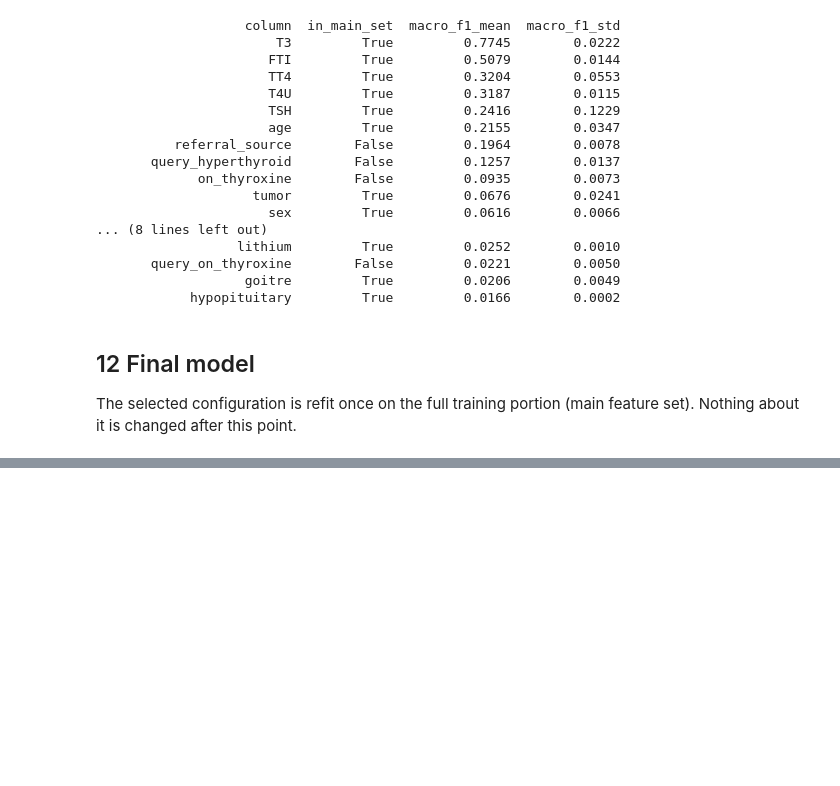
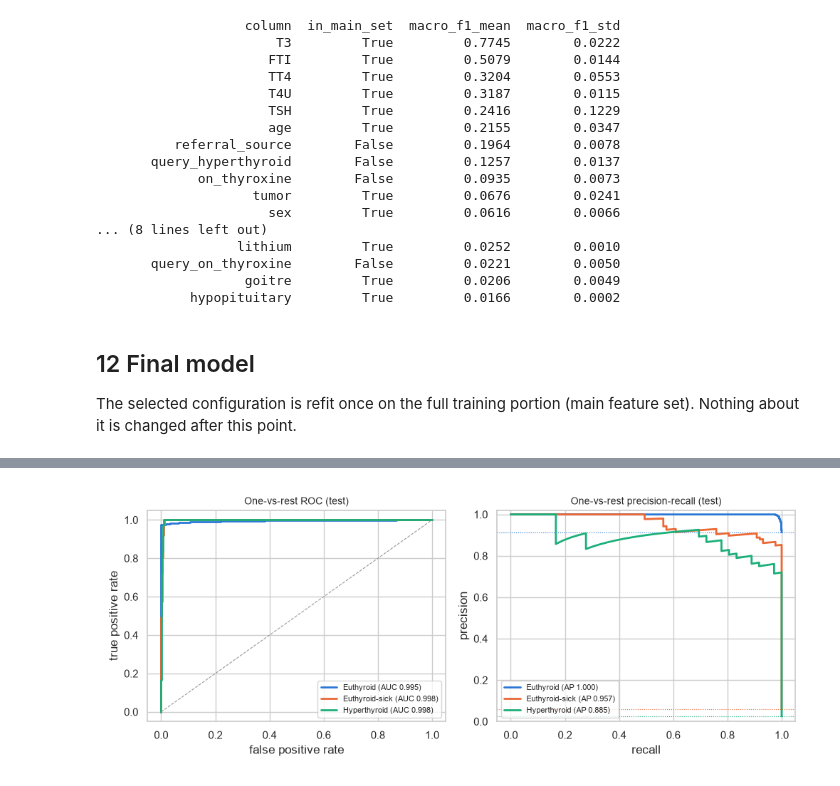
Before and after one commit to obstinix/ThyroML, a Jupyter notebook: ThyroML.ipynb, the cells around one changed output, grey strips where cells are left out. Drawn from its saved outputs; the diff is of its cells as text; code cells hidden in the pictures; blank space fills up the shorter version.

```diff
--- a/ThyroML.ipynb
+++ b/ThyroML.ipynb
@@ -1024,0 +1166,18 @@ Pipeline(steps=[('prep',
+# %%
+fig, axes = plt.subplots(1, 2, figsize=(10, 4))
+for i, c in enumerate(CLASS_ORDER):
+    fpr, tpr, _ = roc_curve(y_test == c, proba[:, i])
+    axes[0].plot(fpr, tpr, color=CLASS_COLORS[c], lw=2, label=f"{c} (AUC {auc_per_class[i]:.3f})")
+    prec, rec, _ = precision_recall_curve(y_test == c, proba[:, i])
+    axes[1].plot(rec, prec, color=CLASS_COLORS[c], lw=2, label=f"{c} (AP {ap_per_class[i]:.3f})")
+    axes[1].axhline((y_test == c).mean(), color=CLASS_COLORS[c], lw=0.8, ls=":")
+axes[0].plot([0, 1], [0, 1], color="#999", lw=0.8, ls="--")
+axes[0].set(xlabel="false positive rate", ylabel="true positive rate", title="One-vs-rest ROC (test)")
+axes[1].set(xlabel="recall", ylabel="precision", title="One-vs-rest precision-recall (test)", ylim=(0, 1.02))
+for ax in axes:
+    ax.legend(fontsize=8, loc="lower right" if ax is axes[0] else "lower left")
+    ax.title.set_fontsize(10)
+fig.tight_layout()
+save_show(fig, "roc_pr_ovr.png")
+# %% [output]
+[figure, added]
```
Also changed, not shown: parts of 17 cells of this notebook, 13 other files.
